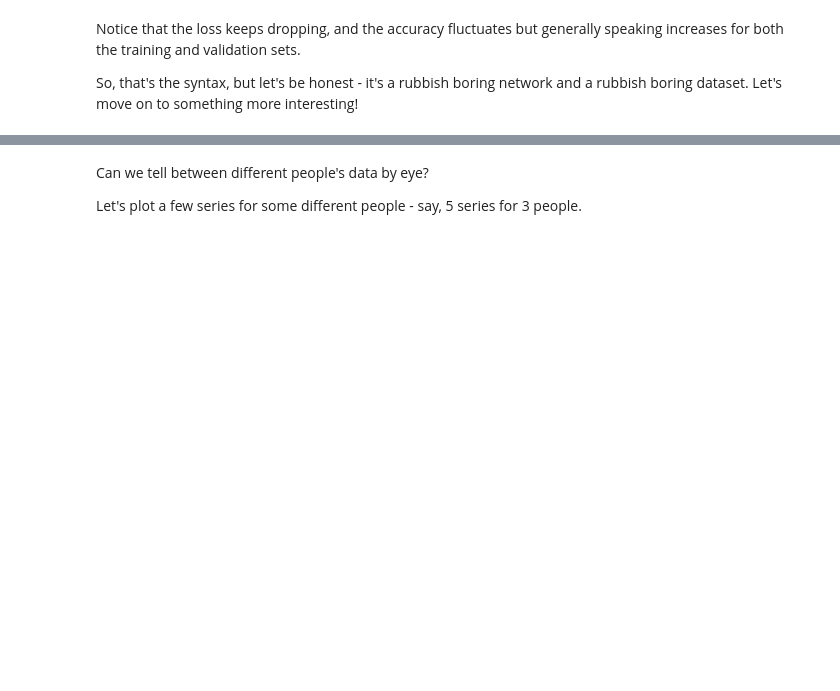
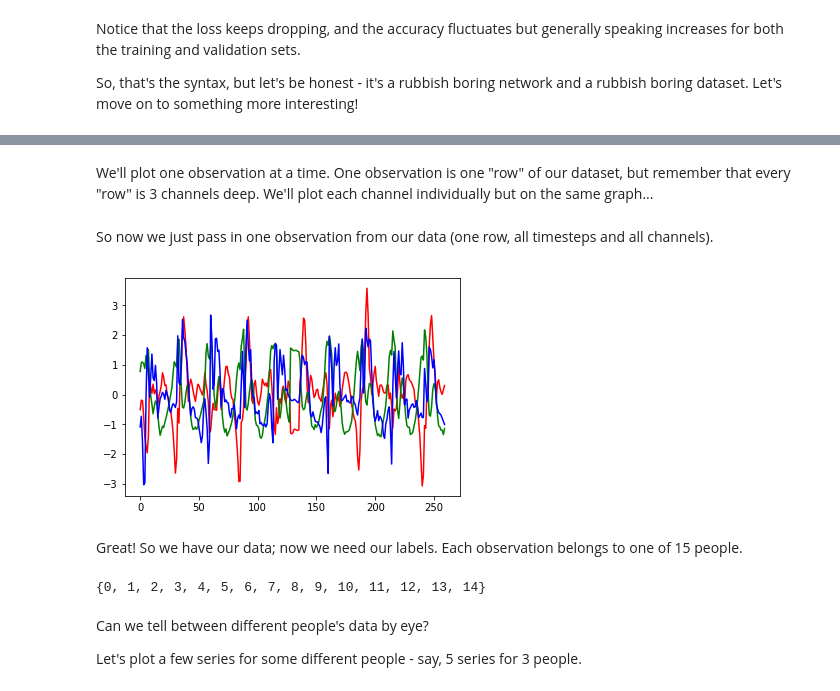
Before and after one commit to owenjonesuob/keras-workshop, a Jupyter notebook: walking.ipynb, the cells around one changed output, grey strips where cells are left out. Drawn from its saved outputs; the diff is of its cells as text; code cells hidden in the pictures; blank space fills up the shorter version.

Commit message:
Tidy up earlier comments and start plotting

```diff
--- a/walking.ipynb
+++ b/walking.ipynb
@@ -182,0 +200,2 @@ walking = np.load("data/walking_data.npy")
+# %% [markdown]
+We'll plot one observation at a time. One observation is one "row" of our dataset, but remember that every "row" is 3 channels deep. We'll plot each channel individually but on the same graph...
@@ -183,4 +210,15 @@ walking = np.load("data/walking_data.npy")
+# %% [markdown]
+So now we just pass in one observation from our data (one row, all timesteps and all channels).
+# %%
+plot_series(walking[100, :, :])
+# %% [output]
+[figure, added]
+# %% [markdown]
+Great! So we have our data; now we need our labels. Each observation belongs to one of 15 people.
 # %%
 walking_labels = np.load("data/walking_labels.npy")
+set(walking_labels)
+# %% [output]
+{0, 1, 2, 3, 4, 5, 6, 7, 8, 9, 10, 11, 12, 13, 14}
 # %%
 m = walking.shape[0]
```
Also changed, not shown: parts of 19 cells of this notebook.
